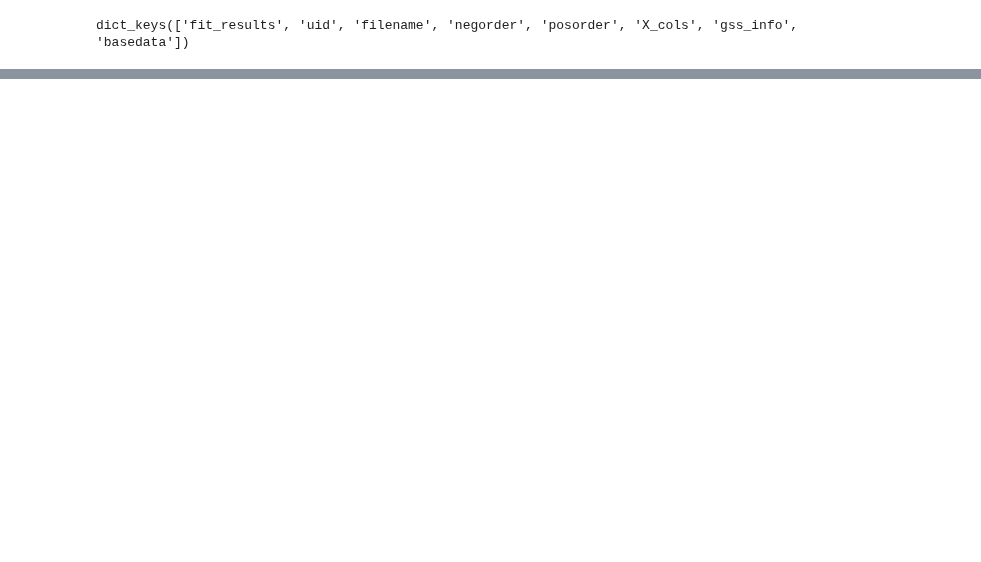
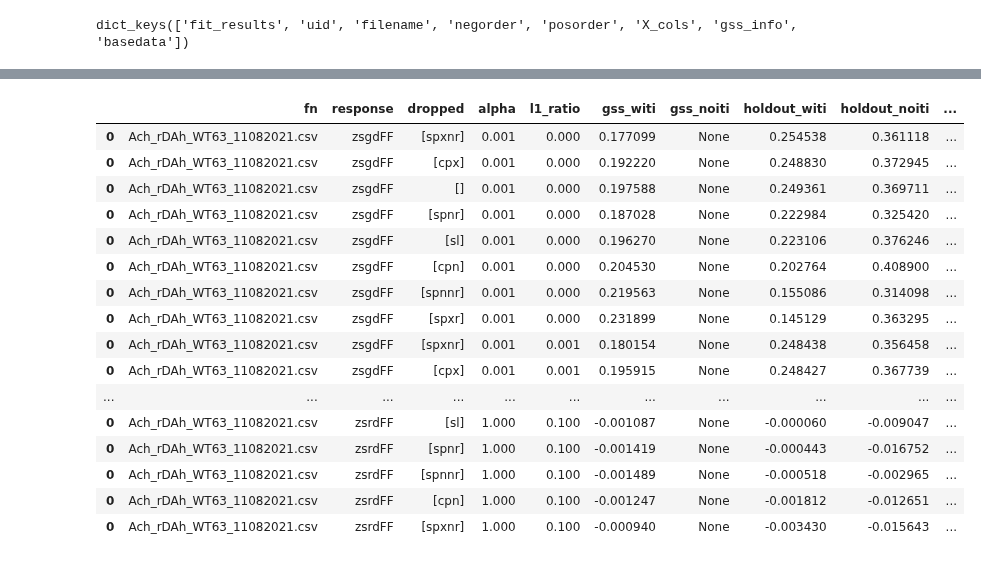
Before and after one commit to kimerein/sabatinilab-glm, a Jupyter notebook: save_file_read.ipynb, the cells around one changed output, grey strips where cells are left out. Saved outputs shown, nothing was run; the diff lists cells and outputs as text; code cells hidden in the pictures; blank space fills up the shorter version.

```diff
--- a/save_file_read.ipynb
+++ b/save_file_read.ipynb
@@ -116,3 +116,29 @@ display(df.query("response == 'zsrdFF'").sort_values('gss_witi').iloc[-num_view:
+# %%
+df['delta'] = df['holdout_witi'] - df['gss_witi']
+df = df[~df['dropped'].astype(str).str.contains('nTrial')]
+
+with pd.option_context('max_rows', 10000):
+    # display(df.set_index(['response', 'alpha', 'l1_ratio']).sort_index())
+    display(df.sort_values(['response', 'alpha', 'l1_ratio', 'delta'], ascending=[True, True, True, False]))
+    # display(df.sort_values(['response', 'alpha', 'l1_ratio', 'holdout_witi'], ascending=[True, True, True, False]))
+# %% [output]
+|  | fn | response | dropped | alpha | l1_ratio | gss_witi | gss_noiti | holdout_witi | holdout_noiti | ... |
+| 0 | Ach_rDAh_WT63_11082021.csv | zsgdFF | [spxnr] | 0.001 | 0.000 | 0.177099 | None | 0.254538 | 0.361118 | ... |
+| 0 | Ach_rDAh_WT63_11082021.csv | zsgdFF | [cpx] | 0.001 | 0.000 | 0.192220 | None | 0.248830 | 0.372945 | ... |
+| 0 | Ach_rDAh_WT63_11082021.csv | zsgdFF | [] | 0.001 | 0.000 | 0.197588 | None | 0.249361 | 0.369711 | ... |
+| 0 | Ach_rDAh_WT63_11082021.csv | zsgdFF | [spnr] | 0.001 | 0.000 | 0.187028 | None | 0.222984 | 0.325420 | ... |
+| 0 | Ach_rDAh_WT63_11082021.csv | zsgdFF | [sl] | 0.001 | 0.000 | 0.196270 | None | 0.223106 | 0.376246 | ... |
+| 0 | Ach_rDAh_WT63_11082021.csv | zsgdFF | [cpn] | 0.001 | 0.000 | 0.204530 | None | 0.202764 | 0.408900 | ... |
+| 0 | Ach_rDAh_WT63_11082021.csv | zsgdFF | [spnnr] | 0.001 | 0.000 | 0.219563 | None | 0.155086 | 0.314098 | ... |
+| 0 | Ach_rDAh_WT63_11082021.csv | zsgdFF | [spxr] | 0.001 | 0.000 | 0.231899 | None | 0.145129 | 0.363295 | ... |
+| 0 | Ach_rDAh_WT63_11082021.csv | zsgdFF | [spxnr] | 0.001 | 0.001 | 0.180154 | None | 0.248438 | 0.356458 | ... |
+| 0 | Ach_rDAh_WT63_11082021.csv | zsgdFF | [cpx] | 0.001 | 0.001 | 0.195915 | None | 0.248427 | 0.367739 | ... |
+| ... | ... | ... | ... | ... | ... | ... | ... | ... | ... | ... |
+| 0 | Ach_rDAh_WT63_11082021.csv | zsrdFF | [sl] | 1.000 | 0.100 | -0.001087 | None | -0.000060 | -0.009047 | ... |
+| 0 | Ach_rDAh_WT63_11082021.csv | zsrdFF | [spnr] | 1.000 | 0.100 | -0.001419 | None | -0.000443 | -0.016752 | ... |
+| 0 | Ach_rDAh_WT63_11082021.csv | zsrdFF | [spnnr] | 1.000 | 0.100 | -0.001489 | None | -0.000518 | -0.002965 | ... |
+| 0 | Ach_rDAh_WT63_11082021.csv | zsrdFF | [cpn] | 1.000 | 0.100 | -0.001247 | None | -0.001812 | -0.012651 | ... |
+| 0 | Ach_rDAh_WT63_11082021.csv | zsrdFF | [spxnr] | 1.000 | 0.100 | -0.000940 | None | -0.003430 | -0.015643 | ... |
 # %%
 # import matplotlib.pyplot as plt
 # # for x_val in ['alpha', 'l1_ratio']:
```
Also changed, not shown: parts of 3 cells of this notebook, 4 other files.
